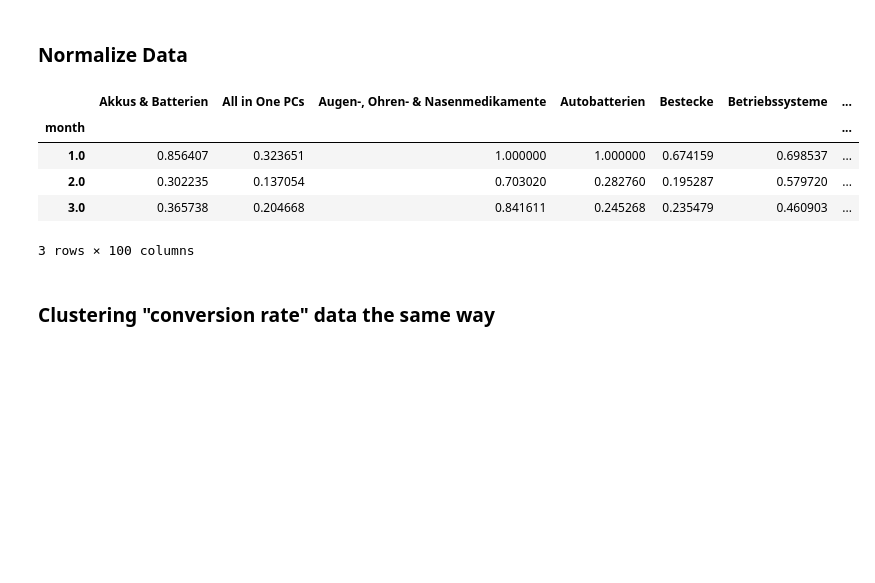
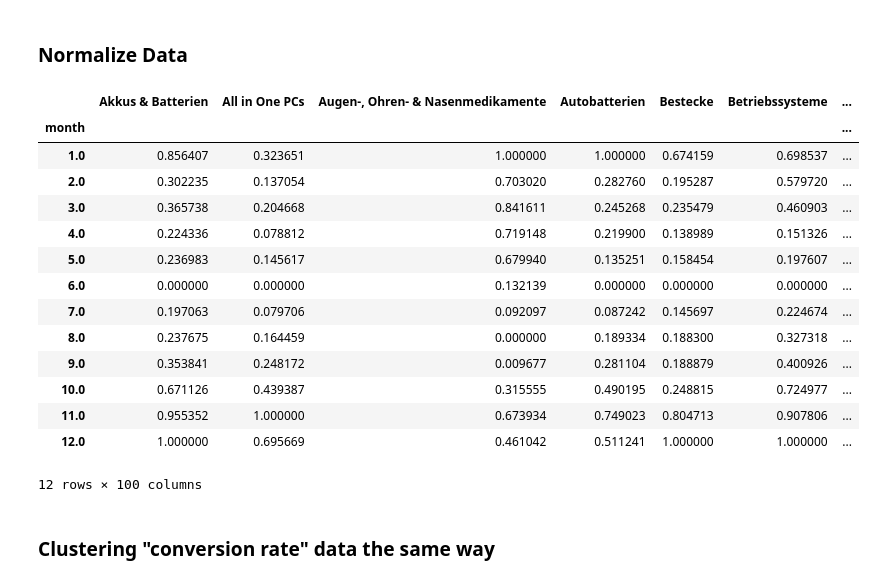
Before and after one commit to to-schi/seasonality-clustering, a Jupyter notebook: seasonality_clustering.ipynb, the cells around one changed output. Saved outputs shown, nothing was run; the diff lists cells and outputs as text; code cells hidden in the pictures; blank space fills up the shorter version.

```diff
--- a/seasonality_clustering.ipynb
+++ b/seasonality_clustering.ipynb
@@ -305,10 +382,19 @@ def normalize_df(df):
 # %%
 data_pi_wide_norm = normalize_df(data_pi_wide)
-data_pi_wide_norm.head(3)
+data_pi_wide_norm
 # %% [output]
 |  | Akkus & Batterien | All in One PCs | Augen-, Ohren- & Nasenmedikamente | Autobatterien | Bestecke | Betriebssysteme | ... |
 | month |  |  |  |  |  |  | ... |
 | 1.0 | 0.856407 | 0.323651 | 1.000000 | 1.000000 | 0.674159 | 0.698537 | ... |
 | 2.0 | 0.302235 | 0.137054 | 0.703020 | 0.282760 | 0.195287 | 0.579720 | ... |
 | 3.0 | 0.365738 | 0.204668 | 0.841611 | 0.245268 | 0.235479 | 0.460903 | ... |
+| 4.0 | 0.224336 | 0.078812 | 0.719148 | 0.219900 | 0.138989 | 0.151326 | ... |
+| 5.0 | 0.236983 | 0.145617 | 0.679940 | 0.135251 | 0.158454 | 0.197607 | ... |
+| 6.0 | 0.000000 | 0.000000 | 0.132139 | 0.000000 | 0.000000 | 0.000000 | ... |
+| 7.0 | 0.197063 | 0.079706 | 0.092097 | 0.087242 | 0.145697 | 0.224674 | ... |
+| 8.0 | 0.237675 | 0.164459 | 0.000000 | 0.189334 | 0.188300 | 0.327318 | ... |
+| 9.0 | 0.353841 | 0.248172 | 0.009677 | 0.281104 | 0.188879 | 0.400926 | ... |
+| 10.0 | 0.671126 | 0.439387 | 0.315555 | 0.490195 | 0.248815 | 0.724977 | ... |
+| 11.0 | 0.955352 | 1.000000 | 0.673934 | 0.749023 | 0.804713 | 0.907806 | ... |
+| 12.0 | 1.000000 | 0.695669 | 0.461042 | 0.511241 | 1.000000 | 1.000000 | ... |
-3 rows × 100 columns
+12 rows × 100 columns
```
Also changed, not shown: parts of 21 cells of this notebook.
